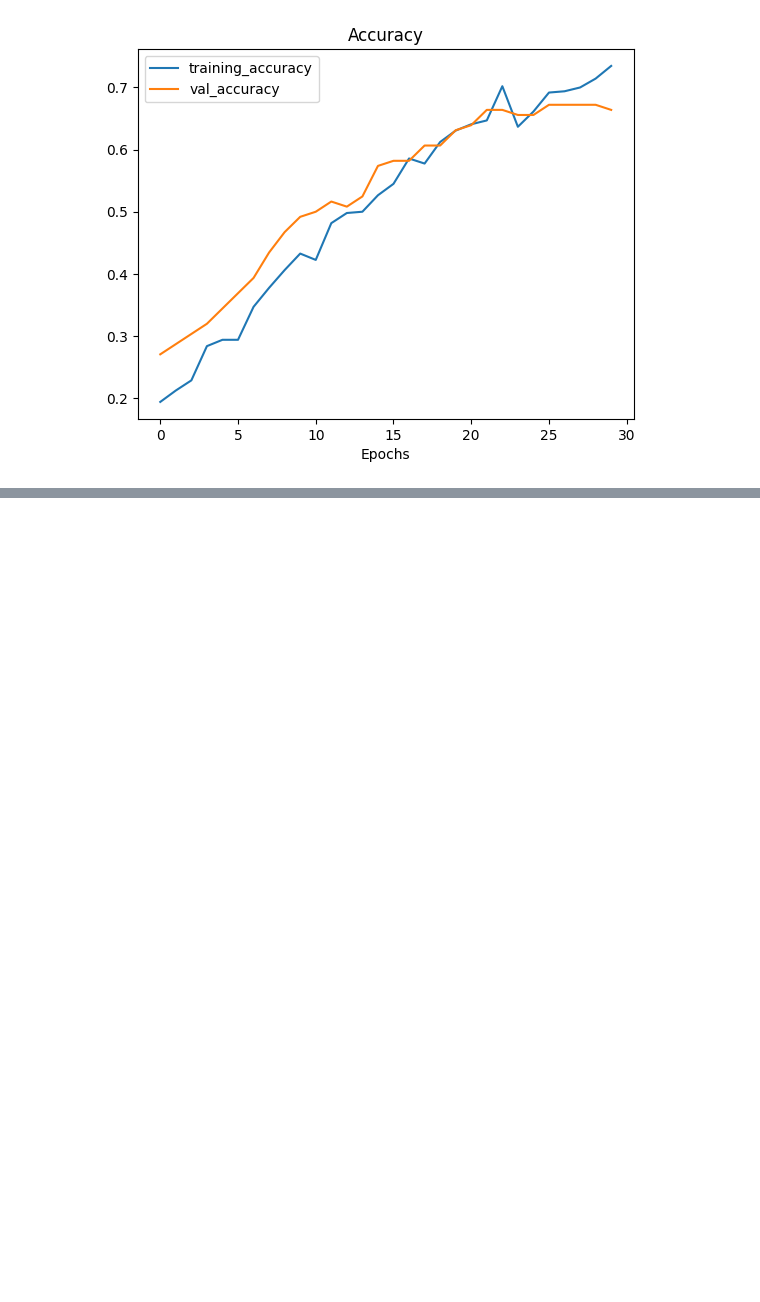
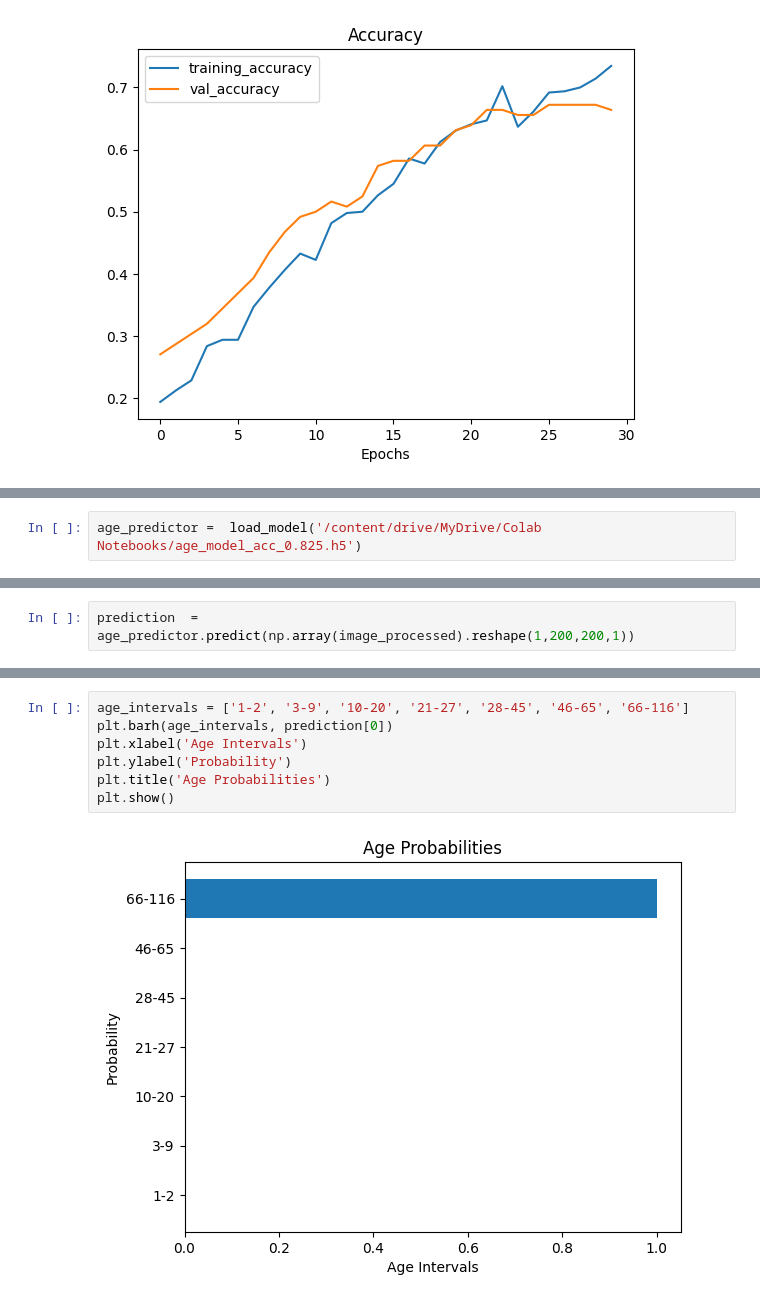
Before and after one commit to leungstephanie/2024-create-a-thon, a Jupyter notebook: team_cre8_code.ipynb, the cells around one changed output, grey strips where cells are left out. Drawn from its saved outputs; the diff is of its cells as text; blank space fills up the shorter version.

```diff
--- a/team_cre8_code.ipynb
+++ b/team_cre8_code.ipynb
@@ -238,0 +287,2 @@ plot_loss_curves(history)
+# %%
+age_predictor =  load_model('/content/drive/MyDrive/Colab Notebooks/age_model_acc_0.825.h5')
@@ -238,0 +340,2 @@ plot_loss_curves(history)
+# %%
+prediction  =  age_predictor.predict(np.array(image_processed).reshape(1,200,200,1))
@@ -238,0 +344,9 @@ plot_loss_curves(history)
+# %%
+age_intervals = ['1-2', '3-9', '10-20', '21-27', '28-45', '46-65', '66-116']
+plt.barh(age_intervals, prediction[0])
+plt.xlabel('Age Intervals')
+plt.ylabel('Probability')
+plt.title('Age Probabilities')
+plt.show()
+# %% [output]
+[figure, added]
```
Also changed, not shown: parts of 13 cells of this notebook.
